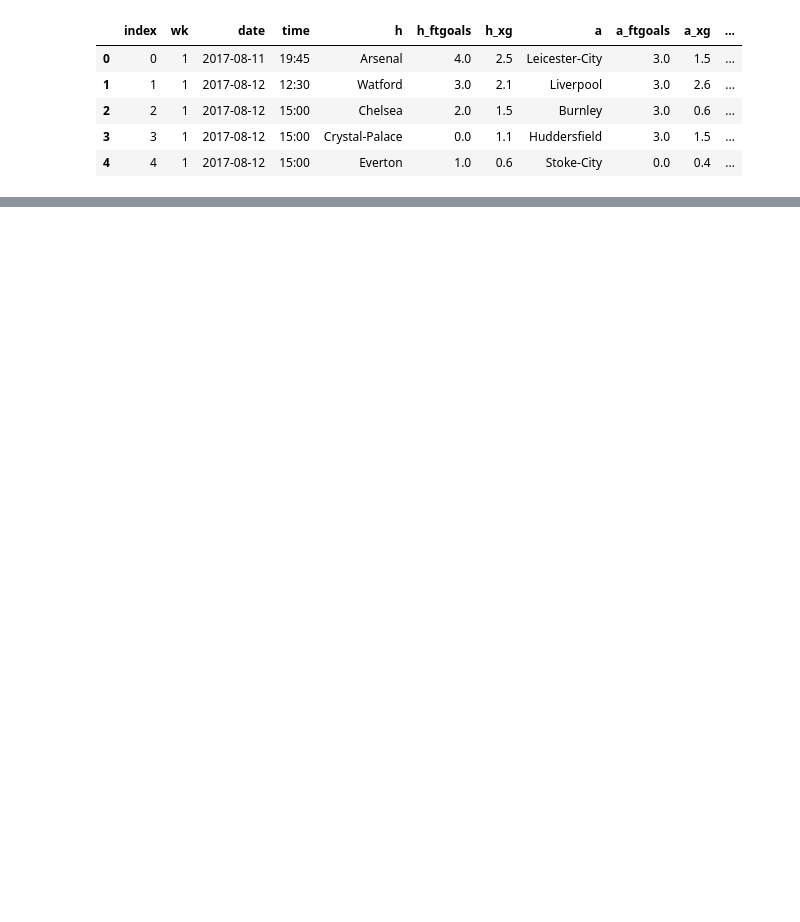
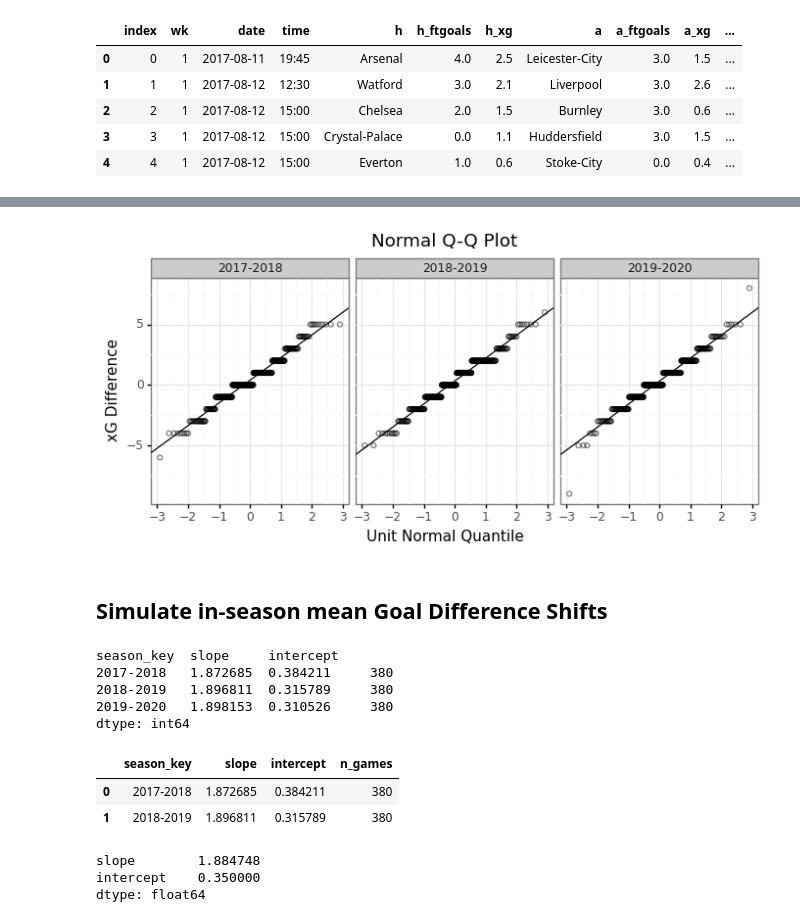
Before and after one commit to jointprob/bmcp-notes, a Jupyter notebook: 001.02 - hackers-soccer.ipynb, the cells around one changed output, grey strips where cells are left out. Saved outputs shown, nothing was run; the diff lists cells and outputs as text; code cells hidden in the pictures; blank space fills up the shorter version.

```diff
--- a/001.02 - hackers-soccer.ipynb
+++ b/001.02 - hackers-soccer.ipynb
@@ -225,14 +178,0 @@ p.draw();
-# %%
-def theoretical_qq(df, cat_col, var_col, dist='norm'):
-    # cat_type=CategoricalDtype(categories=df[cat_col].cat.categories, ordered=True)
-
-    qdfs = []
-    for cat, cat_df in df.groupby(by=cat_col):
-        xys, line_def = stats.probplot(cat_df[var_col].values, dist=dist)
-        qdf = pd.DataFrame({cat_col: cat, 'theory_quantiles': xys[0], var_col: xys[1],
-                            'slope': line_def[0], 'intercept': line_def[1]})
-        qdfs.append(qdf)
-
-    df = pd.concat(qdfs, axis=0).reset_index(drop=True)
-    # df[cat_col] = df[cat_col].astype(cat_type)
-    return df
@@ -526,0 +242,3 @@ with pm.Model() as model:
+# %%
+qq_norms = theoretical_qq(df_orig, 'season_key', target_metric, dist='norm')
+qq_norms.head()
@@ -526,0 +252,42 @@ with pm.Model() as model:
+# %%
+p = (ggplot(qq_norms, aes(x='theory_quantiles', y=target_metric)) +
+     geom_point(fill='none', alpha=0.5) +
+     geom_abline(aes(intercept='intercept', slope='slope', alpha=0.5)) +
+     labs(title="Normal Q-Q Plot",
+          caption='2.1 Normal q-q plots compare\nthe eight height distributions with\nthe normal distribution.') +
+     theme_bw() +
+     xlab("Unit Normal Quantile") +
+     ylab("xG Difference") +
+     facet_wrap('season_key', ncol=3, as_table=False) +
+     theme(legend_position='none') +
+     theme(figure_size=(8, 3))
+    )
+p.draw();
+# %% [output]
+[figure, added]
+# %% [markdown]
+## Simulate in-season mean Goal Difference Shifts
+# %%
+qq_norms[['season_key', 'slope', 'intercept']].value_counts()
+# %% [output]
+season_key  slope     intercept
+2017-2018   1.872685  0.384211     380
+2018-2019   1.896811  0.315789     380
+2019-2020   1.898153  0.310526     380
+dtype: int64
+# %%
+qq_norms_norm = qq_norms.copy()
+qq_norms_norm = qq_norms_norm[qq_norms_norm['season_key'].isin(('2017-2018', '2018-2019'))]
+qq_norms_norm = qq_norms_norm[['season_key', 'slope', 'intercept']].value_counts().reset_index().rename(columns={0: 'n_games'})
+qq_norms_norm
+# %% [output]
+|  | season_key | slope | intercept | n_games |
+| 0 | 2017-2018 | 1.872685 | 0.384211 | 380 |
+| 1 | 2018-2019 | 1.896811 | 0.315789 | 380 |
+# %%
+params = qq_norms_norm[['slope', 'intercept']].mean()
+params
+# %% [output]
+slope        1.884748
+intercept    0.350000
+dtype: float64
```
Also changed, not shown: parts of 119 cells of this notebook, 4 other files.
